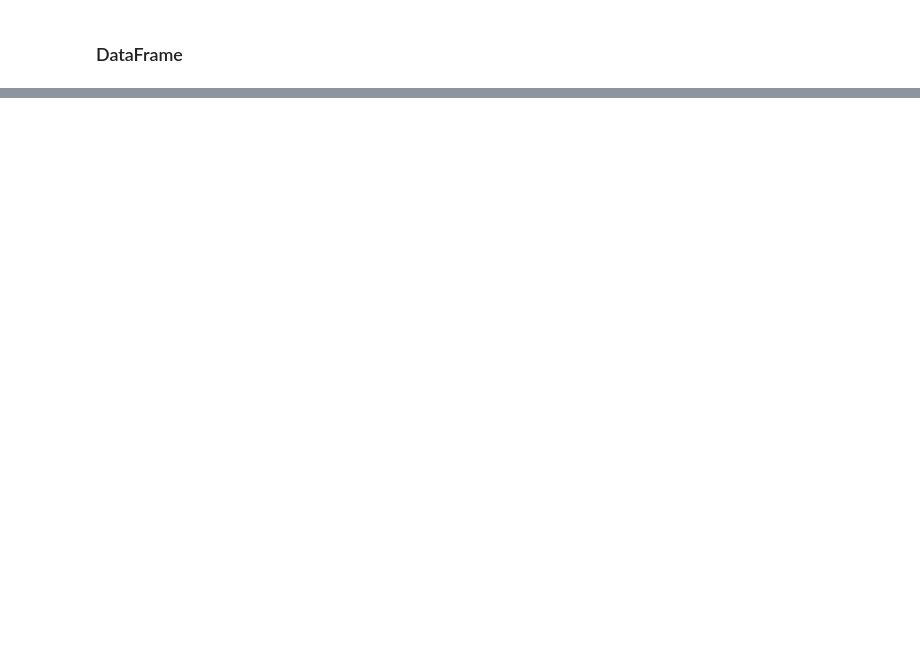
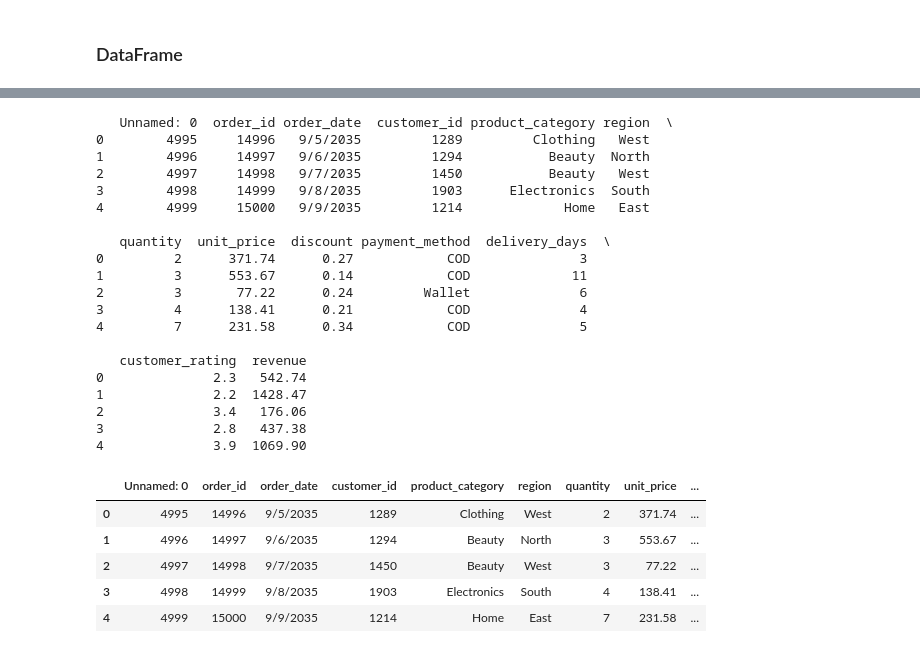
Before and after one commit to Linyiwei895178/Python, a Jupyter notebook: cumcm/pandas.ipynb, the cells around one changed output, grey strips where cells are left out. Drawn from its saved outputs; the diff is of its cells as text; code cells hidden in the pictures; blank space fills up the shorter version.

```diff
--- a/cumcm/pandas.ipynb
+++ b/cumcm/pandas.ipynb
@@ -224,0 +557,32 @@ Freq: h, dtype: int32
+# %%
+df = pd.read_csv('./new.csv')
+print(df)
+df['order_id'] = df['order_id'].astype('int16')
+df
+# %% [output]
+   Unnamed: 0  order_id order_date  customer_id product_category region  \
+0        4995     14996   9/5/2035         1289         Clothing   West
+1        4996     14997   9/6/2035         1294           Beauty  North
+2        4997     14998   9/7/2035         1450           Beauty   West
+3        4998     14999   9/8/2035         1903      Electronics  South
+4        4999     15000   9/9/2035         1214             Home   East
+
+   quantity  unit_price  discount payment_method  delivery_days  \
+0         2      371.74      0.27            COD              3
+1         3      553.67      0.14            COD             11
+2         3       77.22      0.24         Wallet              6
+3         4      138.41      0.21            COD              4
+4         7      231.58      0.34            COD              5
+
+   customer_rating  revenue
+0              2.3   542.74
+1              2.2  1428.47
+2              3.4   176.06
+3              2.8   437.38
+4              3.9  1069.90
+|  | Unnamed: 0 | order_id | order_date | customer_id | product_category | region | quantity | unit_price | ... |
+| 0 | 4995 | 14996 | 9/5/2035 | 1289 | Clothing | West | 2 | 371.74 | ... |
+| 1 | 4996 | 14997 | 9/6/2035 | 1294 | Beauty | North | 3 | 553.67 | ... |
+| 2 | 4997 | 14998 | 9/7/2035 | 1450 | Beauty | West | 3 | 77.22 | ... |
+| 3 | 4998 | 14999 | 9/8/2035 | 1903 | Electronics | South | 4 | 138.41 | ... |
+| 4 | 4999 | 15000 | 9/9/2035 | 1214 | Home | East | 7 | 231.58 | ... |
```
Also changed, not shown: parts of 17 cells of this notebook, 7 other files.
